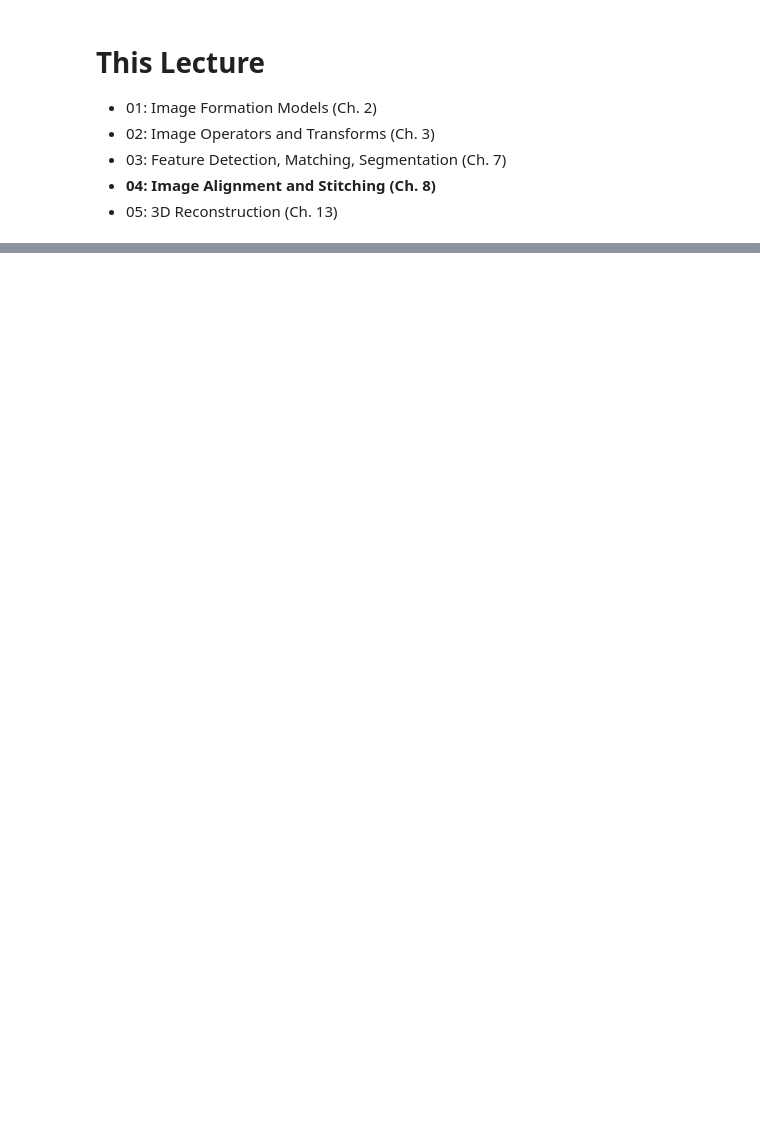
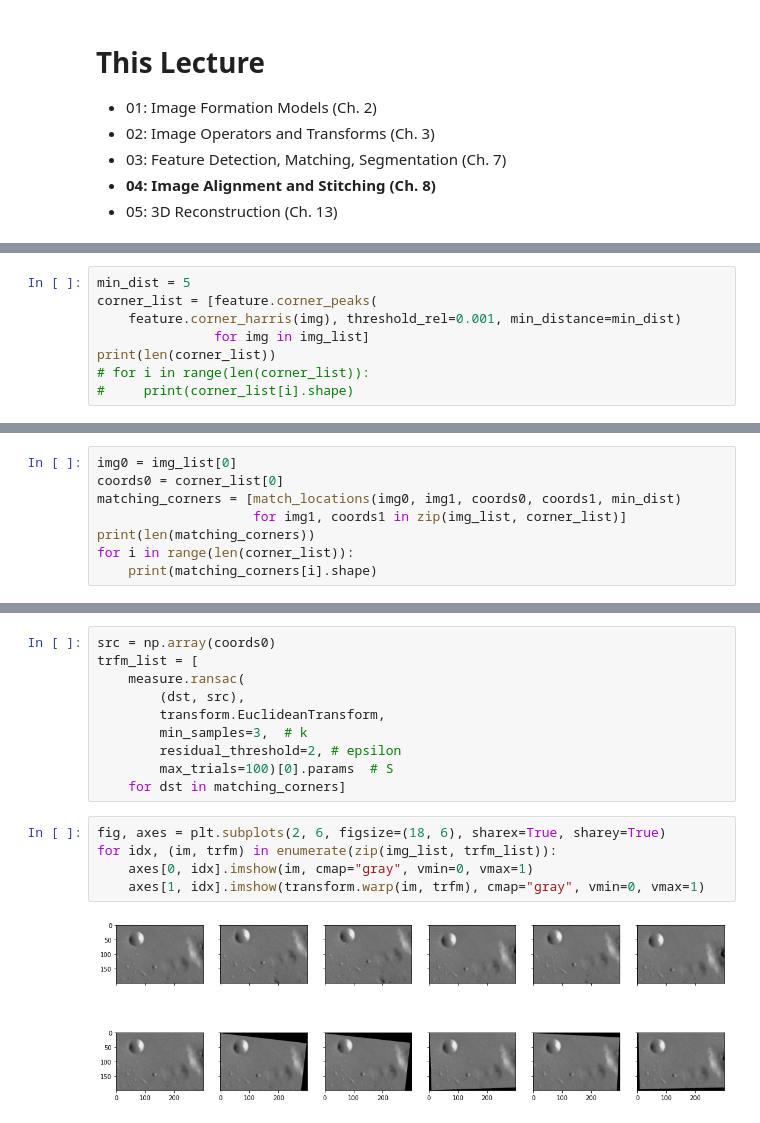
Before and after one commit to geometric-intelligence/ece278a, a Jupyter notebook: lectures/04_alignment_stitching.ipynb, the cells around one changed output, grey strips where cells are left out. Saved outputs shown, nothing was run; the diff lists cells and outputs as text; blank space fills up the shorter version.

```diff
--- a/lectures/04_alignment_stitching.ipynb
+++ b/lectures/04_alignment_stitching.ipynb
@@ -91,0 +450,8 @@ $$ min_p E_{LS}(p) = \sum_{i=1}^N ||r_i||^2 = \sum_{i=1}^N ||f(x_i; p) - x_i'||^
+# %%
+min_dist = 5
+corner_list = [feature.corner_peaks(
+    feature.corner_harris(img), threshold_rel=0.001, min_distance=min_dist)
+               for img in img_list]
+print(len(corner_list))
+# for i in range(len(corner_list)):
+#     print(corner_list[i].shape)
@@ -91,0 +460,8 @@ $$ min_p E_{LS}(p) = \sum_{i=1}^N ||r_i||^2 = \sum_{i=1}^N ||f(x_i; p) - x_i'||^
+# %%
+img0 = img_list[0]
+coords0 = corner_list[0]
+matching_corners = [match_locations(img0, img1, coords0, coords1, min_dist)
+                    for img1, coords1 in zip(img_list, corner_list)]
+print(len(matching_corners))
+for i in range(len(corner_list)):
+    print(matching_corners[i].shape)
@@ -91,0 +480,17 @@ $$ min_p E_{LS}(p) = \sum_{i=1}^N ||r_i||^2 = \sum_{i=1}^N ||f(x_i; p) - x_i'||^
+# %%
+src = np.array(coords0)
+trfm_list = [
+    measure.ransac(
+        (dst, src),
+        transform.EuclideanTransform,
+        min_samples=3,  # k
+        residual_threshold=2, # epsilon
+        max_trials=100)[0].params  # S
+    for dst in matching_corners]
+# %%
+fig, axes = plt.subplots(2, 6, figsize=(18, 6), sharex=True, sharey=True)
+for idx, (im, trfm) in enumerate(zip(img_list, trfm_list)):
+    axes[0, idx].imshow(im, cmap="gray", vmin=0, vmax=1)
+    axes[1, idx].imshow(transform.warp(im, trfm), cmap="gray", vmin=0, vmax=1)
+# %% [output]
+[figure, added]
```
Also changed, not shown: parts of 64 cells of this notebook, 6 other files.
